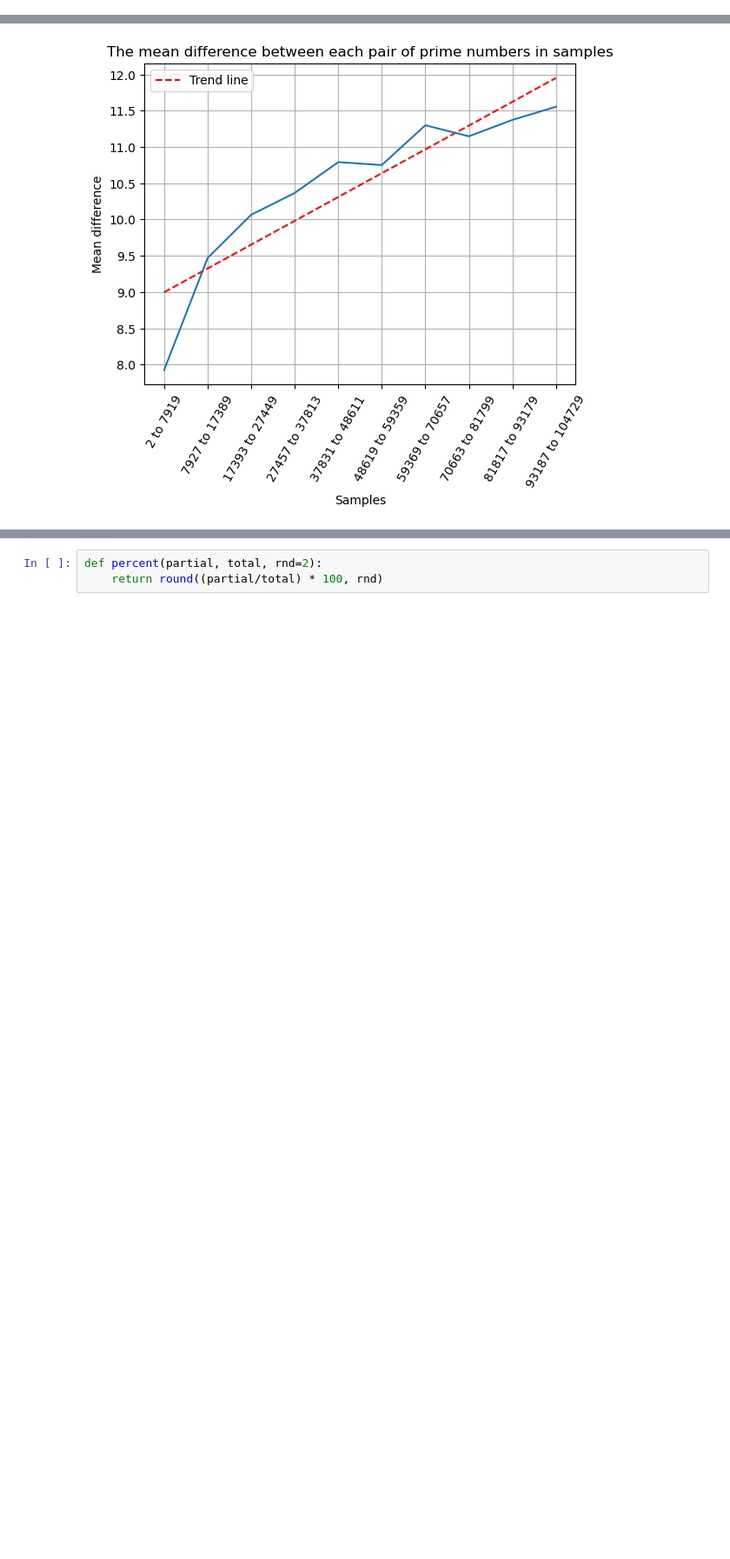
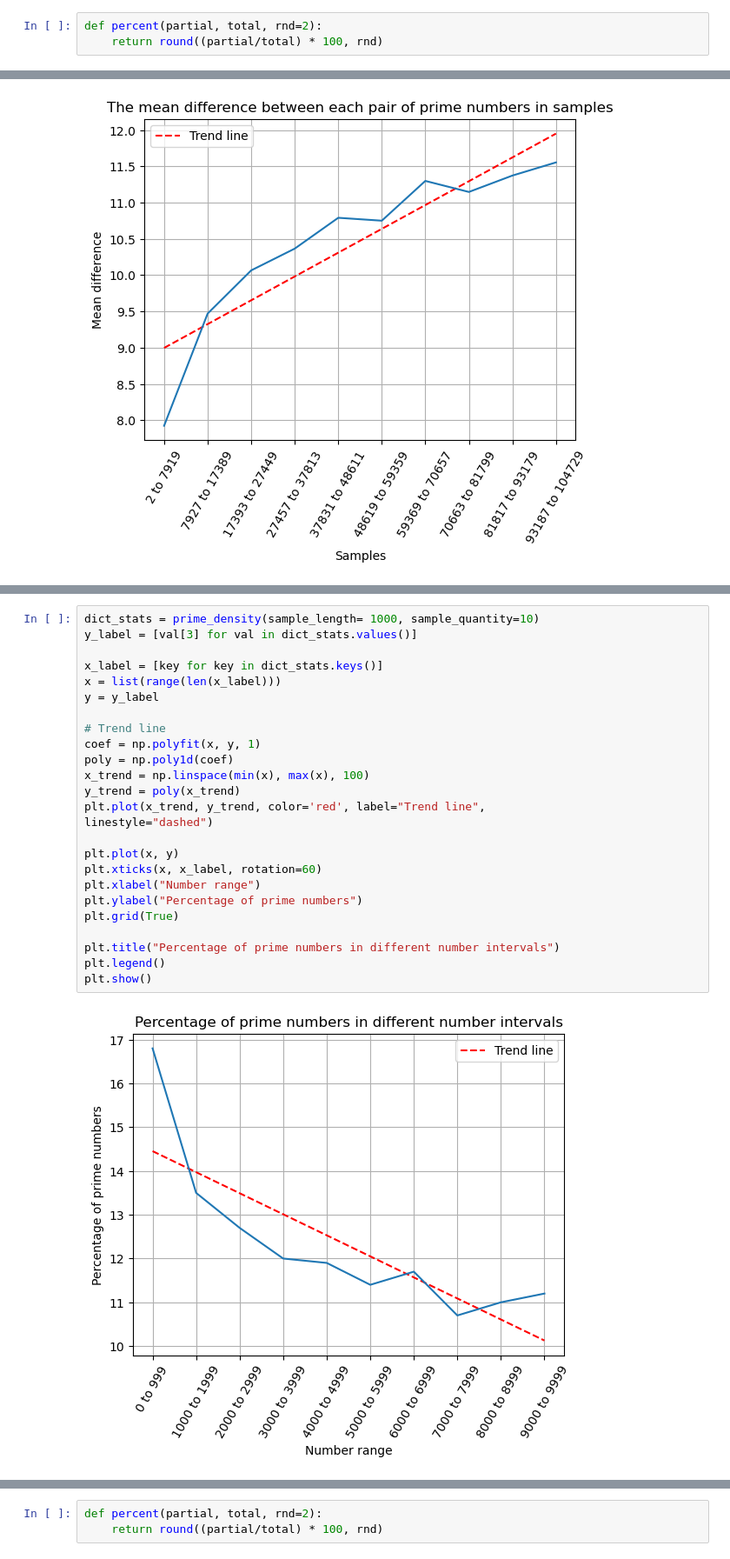
Before and after one commit to Kartmaan/prime_number_analysis, a Jupyter notebook: prime_analysis.ipynb, the cells around one changed output, grey strips where cells are left out. Shown at 87% size. Cells and saved outputs as stored; diff of their text form; blank space fills up the shorter version.

```diff
--- a/prime_analysis.ipynb
+++ b/prime_analysis.ipynb
@@ -46,6 +46,9 @@ for _ in range(20):
 # %% [markdown]
 ## Analysis
 Prime numbers are fascinating mathematical objects, which have been studied by mathematicians since ancient times. They present many interesting patterns and some curiosities, which continue to intrigue researchers and which our generating function created above can help us explore.
+# %%
+def percent(partial, total, rnd=2):
+    return round((partial/total) * 100, rnd)
 # %% [markdown]
 ### The density of prime numbers
 One of the most well-known patterns is the distribution of prime numbers. We know that the **density of prime numbers tends to zero as the number increases**, but we do not know exactly how this density behaves.
@@ -145,0 +194,27 @@ In other words, **prime numbers become rarer as we advance through the numbers**
+# %%
+dict_stats = prime_density(sample_length= 1000, sample_quantity=10)
+y_label = [val[3] for val in dict_stats.values()]
+
+x_label = [key for key in dict_stats.keys()]
+x = list(range(len(x_label)))
+y = y_label
+
+# Trend line
+coef = np.polyfit(x, y, 1)
+poly = np.poly1d(coef)
+x_trend = np.linspace(min(x), max(x), 100)
+y_trend = poly(x_trend)
+plt.plot(x_trend, y_trend, color='red', label="Trend line",
+linestyle="dashed")
+
+plt.plot(x, y)
+plt.xticks(x, x_label, rotation=60)
+plt.xlabel("Number range")
+plt.ylabel("Percentage of prime numbers")
+plt.grid(True)
+
+plt.title("Percentage of prime numbers in different number intervals")
+plt.legend()
+plt.show()
+# %% [output]
+[figure, added]
```
Also changed, not shown: parts of 7 cells of this notebook.
